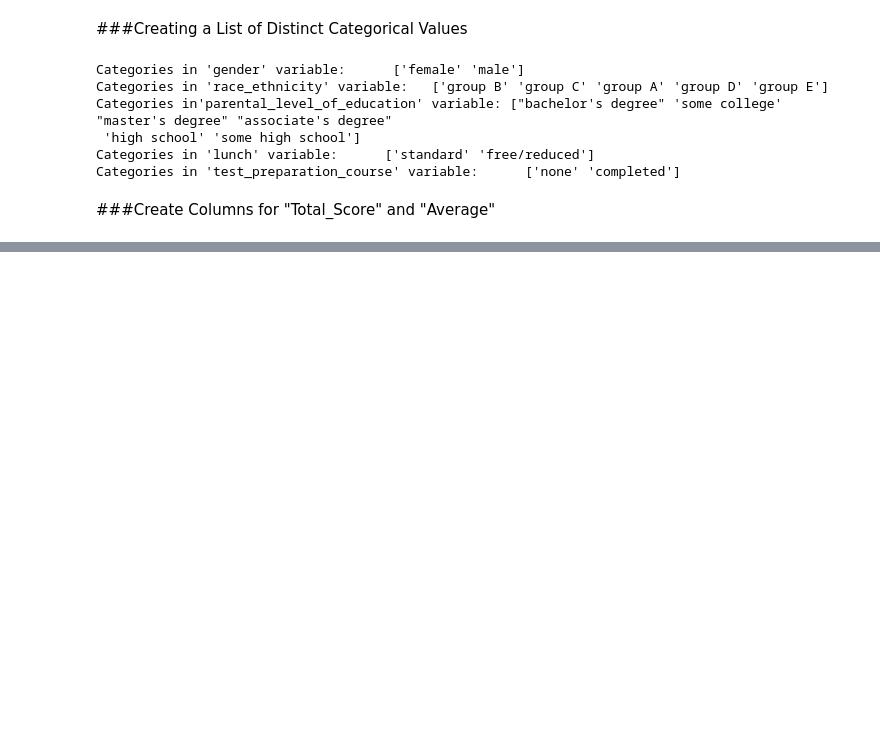
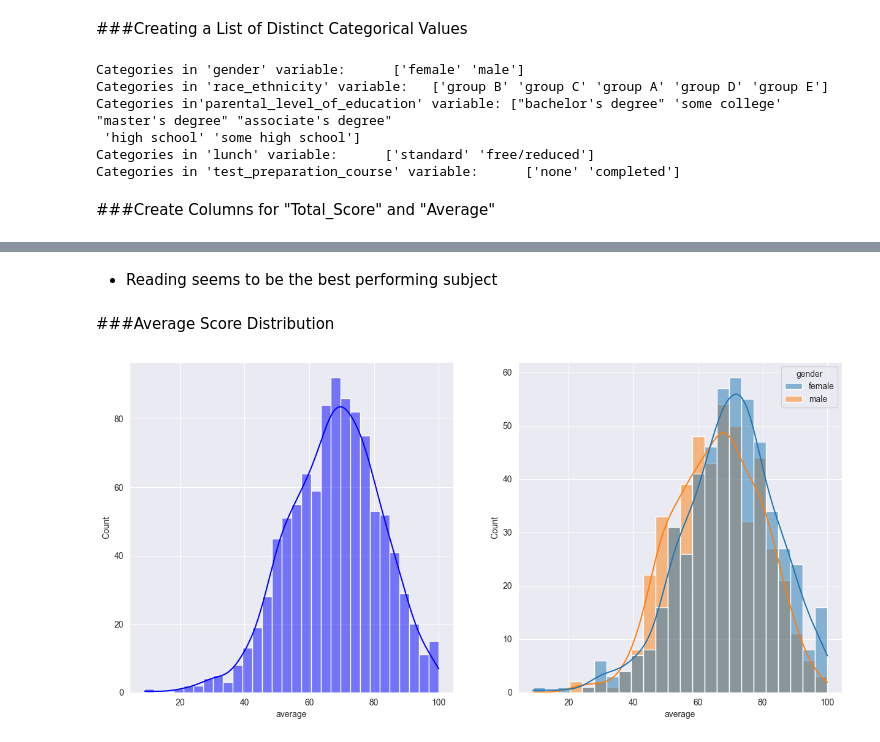
Before and after one commit to Marquis-Lardinois/Machine_Learning_Project1, a Jupyter notebook: notebook/EDA_STUDENT_PERFORMANCE.ipynb, the cells around one changed output, grey strips where cells are left out. Cells and saved outputs as stored; diff of their text form; code cells hidden in the pictures; blank space fills up the shorter version.

```diff
--- a/notebook/EDA_STUDENT_PERFORMANCE.ipynb
+++ b/notebook/EDA_STUDENT_PERFORMANCE.ipynb
@@ -132,0 +164,13 @@ df.head()
+# %% [markdown]
+- Reading seems to be the best performing subject
+# %% [markdown]
+###Average Score Distribution
+# %%
+fig, axs = plt.subplots(1, 2, figsize=(15, 7))
+plt.subplot(121)
+sns.histplot(data=df,x='average',bins=30,kde=True,color='b')
+plt.subplot(122)
+sns.histplot(data=df,x='average',kde=True,hue='gender')
+plt.show()
+# %% [output]
+[figure, added]
```
Also changed, not shown: parts of 10 cells of this notebook, 1 other file.
